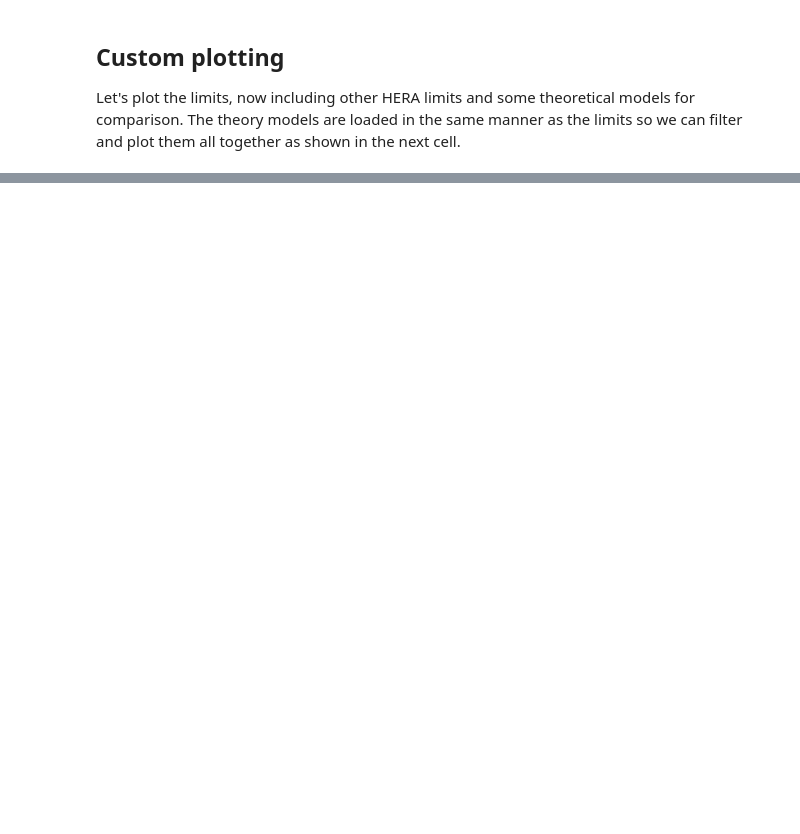
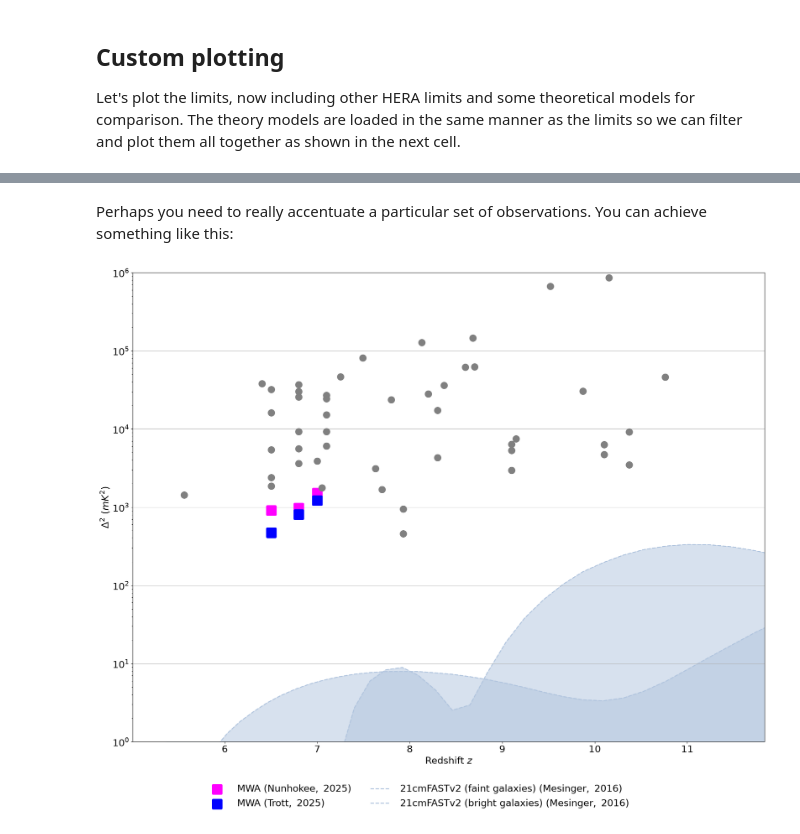
Before and after one commit to EoRImaging/eor_limits, a Jupyter notebook: docs/source/tutorial.ipynb, the cells around one changed output, grey strips where cells are left out. Cells and saved outputs as stored; diff of their text form; code cells hidden in the pictures; blank space fills up the shorter version.

```diff
--- a/docs/source/tutorial.ipynb
+++ b/docs/source/tutorial.ipynb
@@ -151,0 +218,25 @@ fig.show()
+# %% [markdown]
+Perhaps you need to really accentuate a particular set of observations. You can achieve
+something like this:
+# %%
+def label_only_recent_mwa(limit):
+    if (limit.telescope == "MWA" and limit.year >= 2024) or "Mesinger" in limit.key:
+        return get_latex_label(limit)
+    return None
+
+
+plot_vs_z(
+    fig_width=20.0,
+    fontsize=20,
+    leg_cols=2,
+    theories=["Mesinger2016Faint", "Mesinger2016Bright"],
+    z_range=(5.5, 15),
+    base_limit_style={"s": 200, "marker": "o", "color": "gray"},
+    limit_styles={
+        "Nunhokee2025": {"s": 300, "linewidth": 5, "marker": "s", "color": "magenta"},
+        "Trott2025": {"s": 300, "linewidth": 5, "marker": "s", "color": "blue"},
+    },
+    legend_labeler=label_only_recent_mwa,
+);
+# %% [output]
+[figure, added]
```
Also changed, not shown: parts of 13 cells of this notebook, 4 other files.
